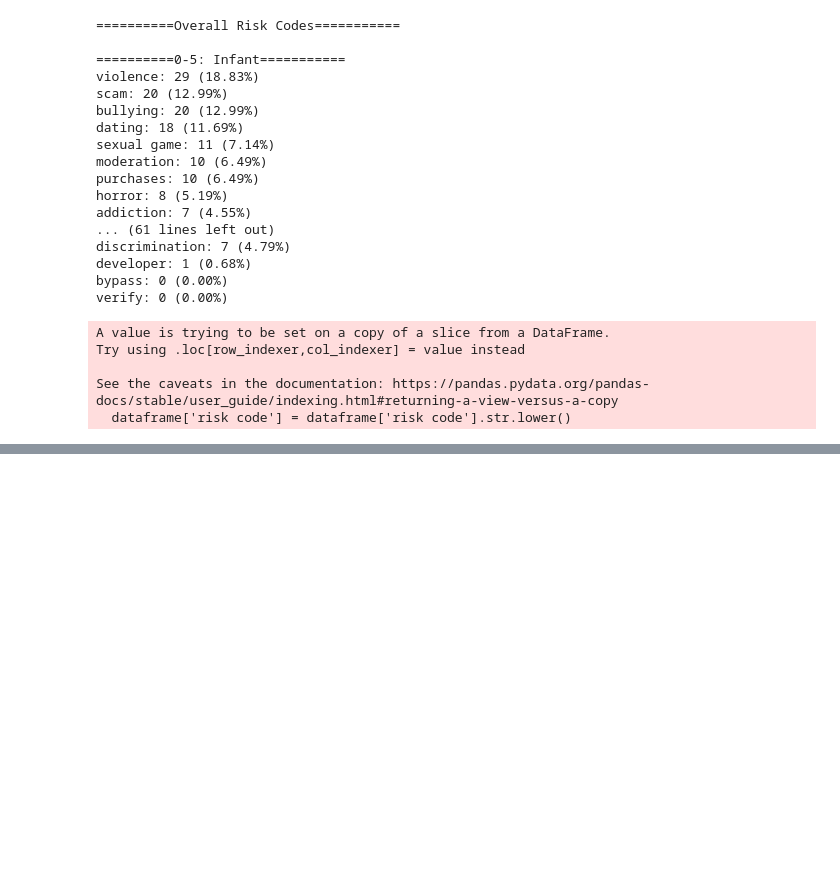
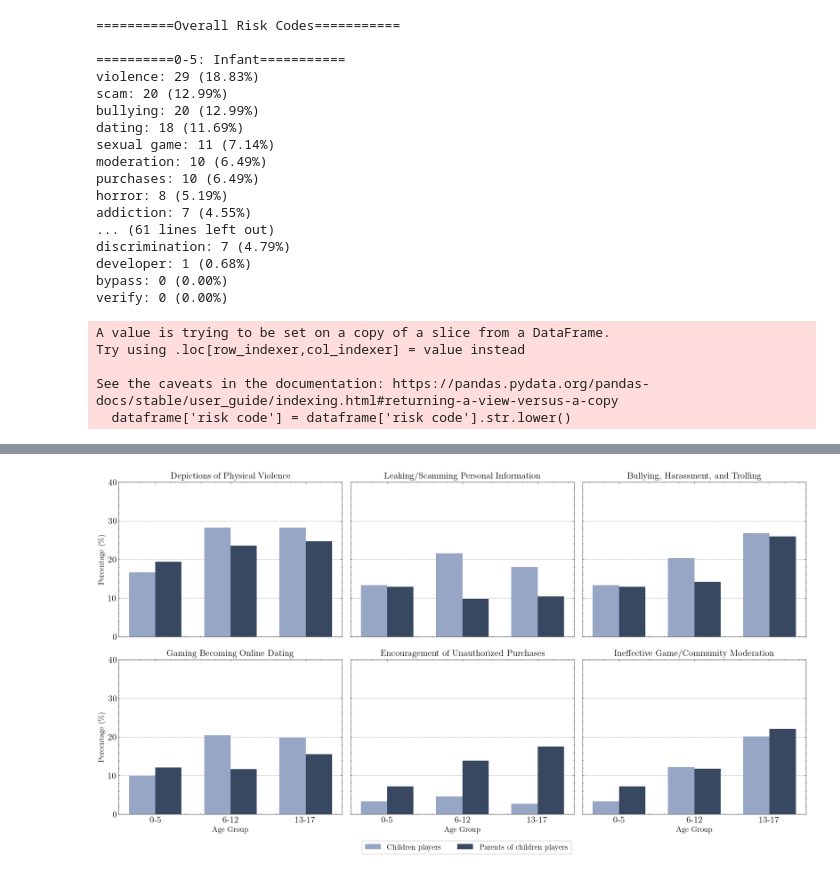
Before and after one commit to keyanUB/CommenSense_Analysis, a Jupyter notebook: sample/age.ipynb, the cells around one changed output, grey strips where cells are left out. Cells and saved outputs as stored; diff of their text form; code cells hidden in the pictures; blank space fills up the shorter version.

Commit message:
update the plots

```diff
--- a/sample/age.ipynb
+++ b/sample/age.ipynb
@@ -288,0 +327,91 @@ OSError: 'science' is not a valid package style, path of style file, URL of styl
+# %%
+import matplotlib.pyplot as plt
+import numpy as np
+from matplotlib.ticker import FuncFormatter
+
+# Set global font sizes (optional but helpful)
+plt.rcParams.update({
+    'axes.titlesize': 16,
+    'axes.labelsize': 14,
+    'xtick.labelsize': 16,
+    'ytick.labelsize': 16,
+    'legend.fontsize': 14,
+    'font.size': 14
+})
+
+# Define y-axis formatter to add %
+percent_formatter = FuncFormatter(lambda y, _: f'{y:.0f}%')
+
+themes = [
+    'Depictions of Physical Violence',
+    'Leaking/Scamming Personal Information',
+    'Bullying, Harassment, and Trolling',
+    'Gaming Becoming Online Dating',
+    'Encouragement of Unauthorized Purchases',
+    'Ineffective Game/Community Moderation'
+]
+age_groups = ['0-5', '6-12', '13-17']
+children_data = {
+    '0-5': [16.67, 13.33, 13.33, 10.00, 3.33, 3.33],
+    '6-12': [28.18, 21.58, 20.29, 20.45, 4.67, 12.24],
+    '13-17': [28.23, 18.02, 26.73, 19.82, 2.70, 20.12]
+}
+parents_data = {
+    '0-5': [19.35, 12.90, 12.90, 12.10, 7.26, 7.26],
+    '6-12': [23.48, 9.80, 14.19, 11.66, 13.85, 11.82],
+    '13-17': [24.68, 10.39, 25.97, 15.58, 17.53, 22.08]
+}
+
+x = np.arange(len(age_groups))
+width = 0.35
+
+fig, axes = plt.subplots(2, 3, figsize=(18, 10))
+axes = axes.flatten()
+
+legend_handles = []
+legend_labels = []
+
+for i, theme in enumerate(themes):
+    ax = axes[i]
+
+    children_vals = [children_data[age][i] for age in age_groups]
+    parents_vals = [parents_data[age][i] for age in age_groups]
+
+    child_bars = ax.bar(x - width/2, children_vals, width, label='Children players', color='#97a6c4')
+    parent_bars = ax.bar(x + width/2, parents_vals, width, label='Parents of children players', color='#384860')
+
+    if i == 0:
+        legend_handles = [child_bars[0], parent_bars[0]]
+        legend_labels = ['Children players', 'Parents of children players']
+
+    ax.set_title(theme)
+    ax.set_ylim(0, 40)
+    ax.set_yticks(np.arange(0, 41, 10))
+    ax.yaxis.set_major_formatter(percent_formatter)
+    ax.set_xticks(x)
+
+    if i >= 3:
+        ax.set_xticklabels(age_groups)
+        ax.set_xlabel('Age Group')
+    else:
+        ax.set_xticklabels([])
+
+    if i % 3 == 0:
+        ax.set_ylabel('Percentage (\%)')
+    else:
+        ax.set_yticklabels([])
+
+    ax.yaxis.grid(True)
+    ax.xaxis.grid(False)
+
+# Global legend below all plots
+fig.legend(legend_handles, legend_labels, loc='lower center', ncol=2, fontsize=14, frameon=True, bbox_to_anchor=(0.52, 0.02))
+
+# Adjust layout
+fig.tight_layout(rect=[0, 0.06, 1, 1])
+
+# Save to PDF
+plt.savefig('age_risk_distribution.pdf', dpi=300)
+plt.show()
+# %% [output]
+[figure, added]
```
Also changed, not shown: parts of 1 cell of this notebook, 2 other files.
